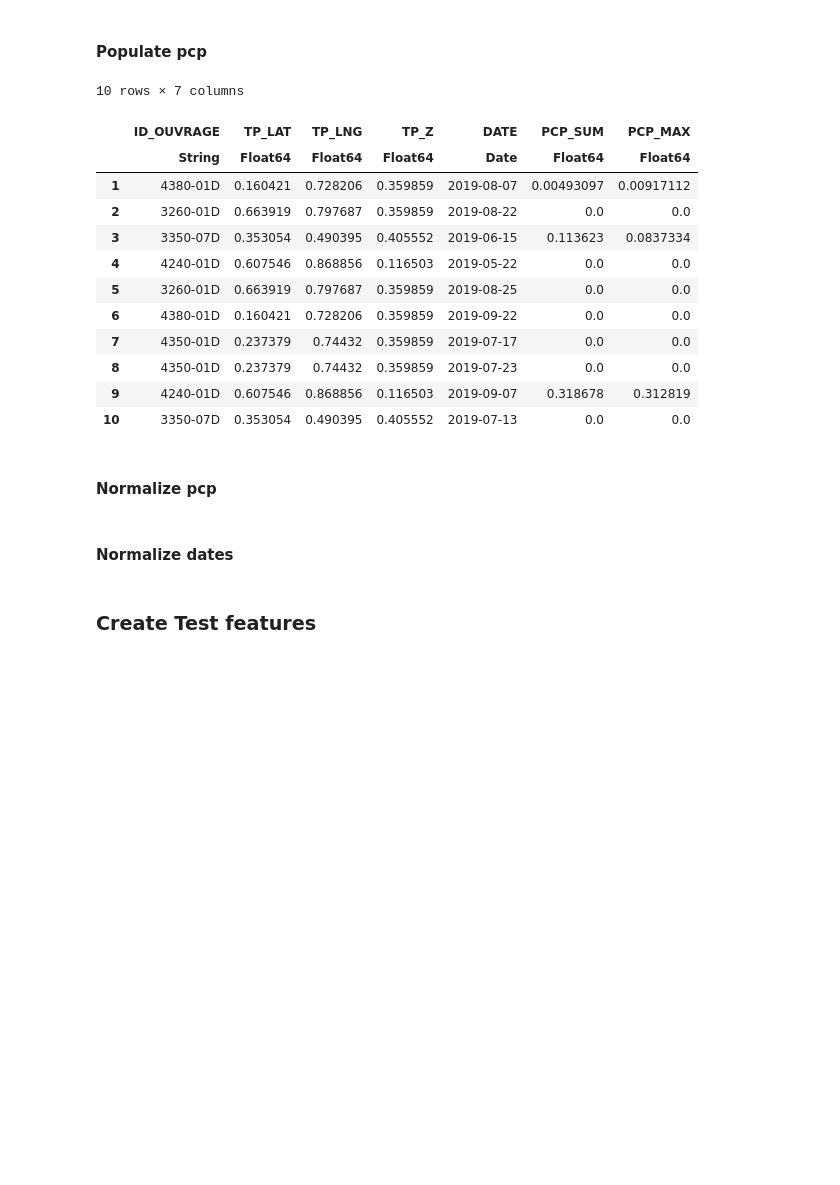
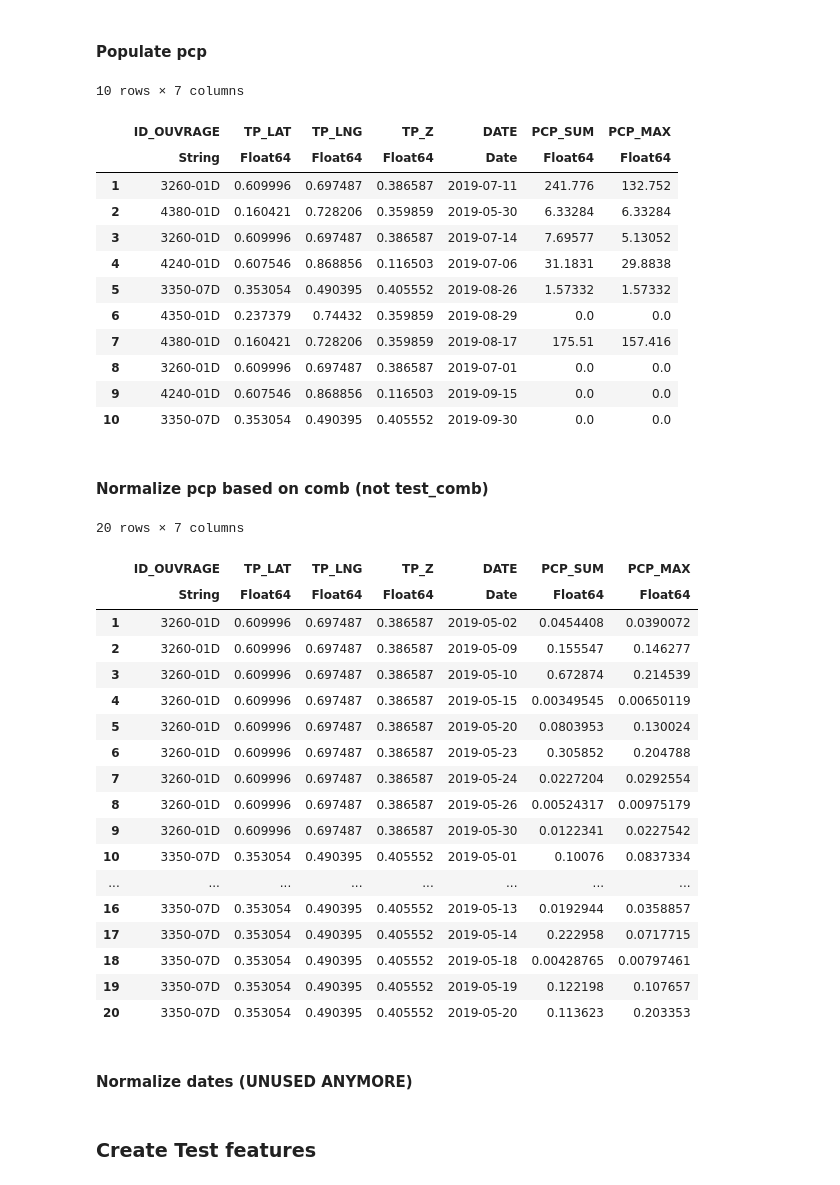
Before and after one commit to JeyzerMC/MTH3302-Project, a Jupyter notebook: RF_Model.ipynb, the cells around one changed output. Saved outputs shown, nothing was run; the diff lists cells and outputs as text; code cells hidden in the pictures; blank space fills up the shorter version.

```diff
--- a/RF_Model.ipynb
+++ b/RF_Model.ipynb
@@ -275,0 +278,3 @@ end
+# %%
+comb[comb[:PCP_SUM] .> 500, :PCP_SUM] = 500;
+comb[comb[:PCP_MAX] .> 500, :PCP_MAX] = 500;
@@ -426,29 +436,51 @@ first(shuffleDf(test_comb), 10)
 10 rows × 7 columns
 |  | ID_OUVRAGE | TP_LAT | TP_LNG | TP_Z | DATE | PCP_SUM | PCP_MAX |
 |  | String | Float64 | Float64 | Float64 | Date | Float64 | Float64 |
-| 1 | 4380-01D | 0.160421 | 0.728206 | 0.359859 | 2019-08-07 | 0.00493097 | 0.00917112 |
-| 2 | 3260-01D | 0.663919 | 0.797687 | 0.359859 | 2019-08-22 | 0.0 | 0.0 |
-| 3 | 3350-07D | 0.353054 | 0.490395 | 0.405552 | 2019-06-15 | 0.113623 | 0.0837334 |
-| 4 | 4240-01D | 0.607546 | 0.868856 | 0.116503 | 2019-05-22 | 0.0 | 0.0 |
-| 5 | 3260-01D | 0.663919 | 0.797687 | 0.359859 | 2019-08-25 | 0.0 | 0.0 |
-| 6 | 4380-01D | 0.160421 | 0.728206 | 0.359859 | 2019-09-22 | 0.0 | 0.0 |
-| 7 | 4350-01D | 0.237379 | 0.74432 | 0.359859 | 2019-07-17 | 0.0 | 0.0 |
-| 8 | 4350-01D | 0.237379 | 0.74432 | 0.359859 | 2019-07-23 | 0.0 | 0.0 |
-| 9 | 4240-01D | 0.607546 | 0.868856 | 0.116503 | 2019-09-07 | 0.318678 | 0.312819 |
-| 10 | 3350-07D | 0.353054 | 0.490395 | 0.405552 | 2019-07-13 | 0.0 | 0.0 |
+| 1 | 3260-01D | 0.609996 | 0.697487 | 0.386587 | 2019-07-11 | 241.776 | 132.752 |
+| 2 | 4380-01D | 0.160421 | 0.728206 | 0.359859 | 2019-05-30 | 6.33284 | 6.33284 |
+| 3 | 3260-01D | 0.609996 | 0.697487 | 0.386587 | 2019-07-14 | 7.69577 | 5.13052 |
+| 4 | 4240-01D | 0.607546 | 0.868856 | 0.116503 | 2019-07-06 | 31.1831 | 29.8838 |
+| 5 | 3350-07D | 0.353054 | 0.490395 | 0.405552 | 2019-08-26 | 1.57332 | 1.57332 |
+| 6 | 4350-01D | 0.237379 | 0.74432 | 0.359859 | 2019-08-29 | 0.0 | 0.0 |
+| 7 | 4380-01D | 0.160421 | 0.728206 | 0.359859 | 2019-08-17 | 175.51 | 157.416 |
+| 8 | 3260-01D | 0.609996 | 0.697487 | 0.386587 | 2019-07-01 | 0.0 | 0.0 |
+| 9 | 4240-01D | 0.607546 | 0.868856 | 0.116503 | 2019-09-15 | 0.0 | 0.0 |
+| 10 | 3350-07D | 0.353054 | 0.490395 | 0.405552 | 2019-09-30 | 0.0 | 0.0 |
 # %% [markdown]
-#### Normalize pcp
+#### Normalize pcp based on comb (not test_comb)
 # %%
-min_pcp_sum = minimum(test_comb.PCP_SUM);
-max_pcp_sum = maximum(test_comb.PCP_SUM);
+min_pcp_sum = minimum(comb.PCP_SUM);
+max_pcp_sum = maximum(comb.PCP_SUM);
 
-min_pcp_max = minimum(test_comb.PCP_MAX);
-max_pcp_max = maximum(test_comb.PCP_MAX);
+min_pcp_max = minimum(comb.PCP_MAX);
+max_pcp_max = maximum(comb.PCP_MAX);
 # %%
 test_comb.PCP_SUM = normalize.(test_comb.PCP_SUM, min_pcp_sum, max_pcp_sum);
 test_comb.PCP_MAX = normalize.(test_comb.PCP_MAX, min_pcp_max, max_pcp_max);
+# %%
+first(test_comb, 20)
+# %% [output]
+20 rows × 7 columns
+|  | ID_OUVRAGE | TP_LAT | TP_LNG | TP_Z | DATE | PCP_SUM | PCP_MAX |
+|  | String | Float64 | Float64 | Float64 | Date | Float64 | Float64 |
+| 1 | 3260-01D | 0.609996 | 0.697487 | 0.386587 | 2019-05-02 | 0.0454408 | 0.0390072 |
+| 2 | 3260-01D | 0.609996 | 0.697487 | 0.386587 | 2019-05-09 | 0.155547 | 0.146277 |
+| 3 | 3260-01D | 0.609996 | 0.697487 | 0.386587 | 2019-05-10 | 0.672874 | 0.214539 |
+| 4 | 3260-01D | 0.609996 | 0.697487 | 0.386587 | 2019-05-15 | 0.00349545 | 0.00650119 |
+| 5 | 3260-01D | 0.609996 | 0.697487 | 0.386587 | 2019-05-20 | 0.0803953 | 0.130024 |
+| 6 | 3260-01D | 0.609996 | 0.697487 | 0.386587 | 2019-05-23 | 0.305852 | 0.204788 |
+| 7 | 3260-01D | 0.609996 | 0.697487 | 0.386587 | 2019-05-24 | 0.0227204 | 0.0292554 |
+| 8 | 3260-01D | 0.609996 | 0.697487 | 0.386587 | 2019-05-26 | 0.00524317 | 0.00975179 |
+| 9 | 3260-01D | 0.609996 | 0.697487 | 0.386587 | 2019-05-30 | 0.0122341 | 0.0227542 |
+| 10 | 3350-07D | 0.353054 | 0.490395 | 0.405552 | 2019-05-01 | 0.10076 | 0.0837334 |
+| ... | ... | ... | ... | ... | ... | ... | ... |
+| 16 | 3350-07D | 0.353054 | 0.490395 | 0.405552 | 2019-05-13 | 0.0192944 | 0.0358857 |
+| 17 | 3350-07D | 0.353054 | 0.490395 | 0.405552 | 2019-05-14 | 0.222958 | 0.0717715 |
+| 18 | 3350-07D | 0.353054 | 0.490395 | 0.405552 | 2019-05-18 | 0.00428765 | 0.00797461 |
+| 19 | 3350-07D | 0.353054 | 0.490395 | 0.405552 | 2019-05-19 | 0.122198 | 0.107657 |
+| 20 | 3350-07D | 0.353054 | 0.490395 | 0.405552 | 2019-05-20 | 0.113623 | 0.203353 |
 # %% [markdown]
-#### Normalize dates
+#### Normalize dates (UNUSED ANYMORE)
 # %%
 test_dates = dateToDay.(test_comb.DATE);
 test_dates = normalize.(test_dates, minimum(test_dates), maximum(test_dates));
```
Also changed, not shown: parts of 22 cells of this notebook, 2 other files.
